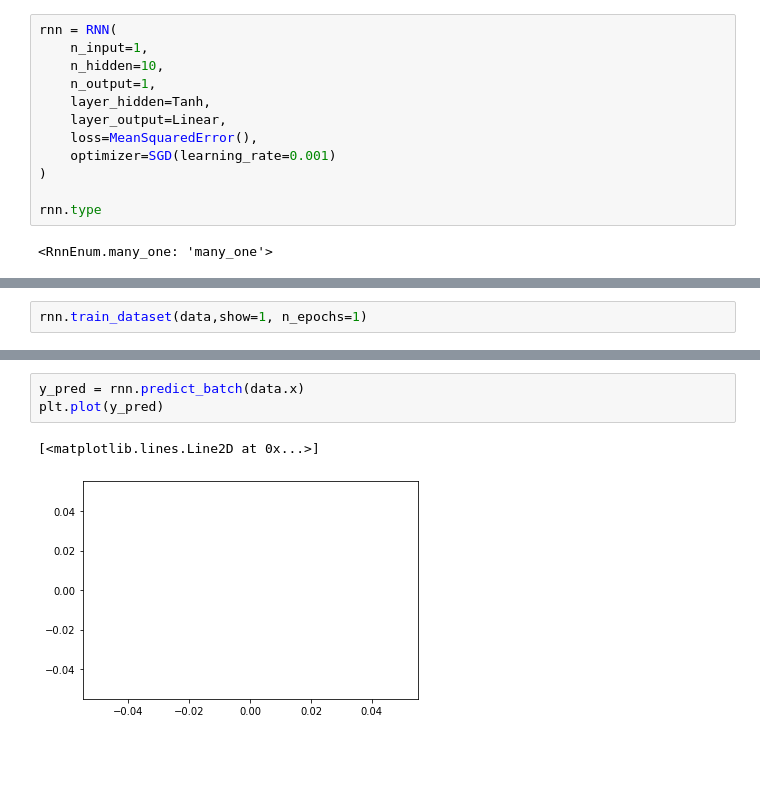
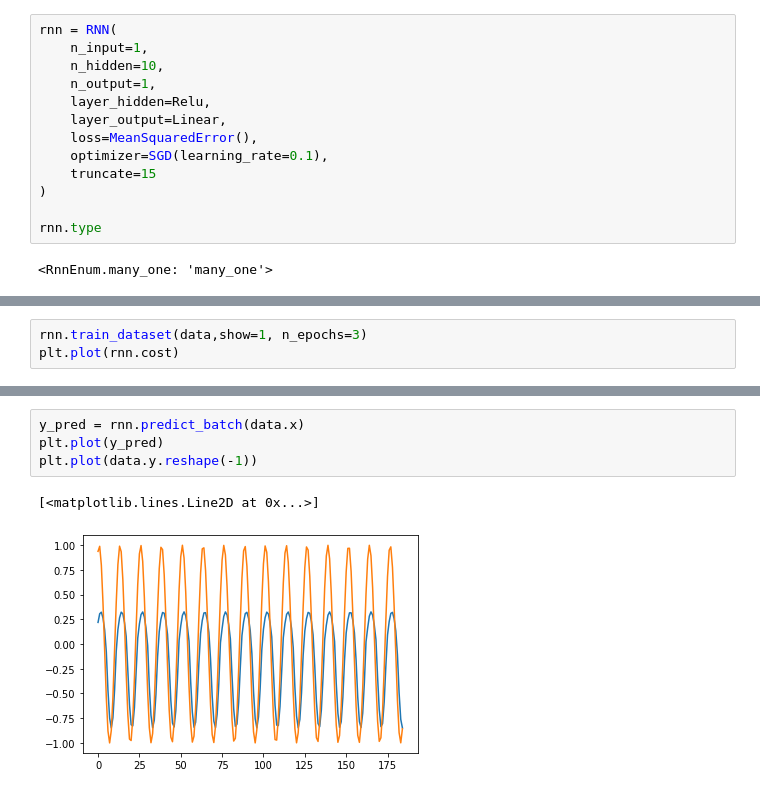
Before and after one commit to scuervo91/gympy, a Jupyter notebook: docs/examples/RNN/1-Rnn_basic.ipynb, the cells around one changed output, grey strips where cells are left out. Saved outputs shown, nothing was run; the diff lists cells and outputs as text; blank space fills up the shorter version.

```diff
--- a/docs/examples/RNN/1-Rnn_basic.ipynb
+++ b/docs/examples/RNN/1-Rnn_basic.ipynb
@@ -30,10 +33,11 @@ rnn = RNN(
     n_input=1,
     n_hidden=10,
     n_output=1,
-    layer_hidden=Tanh,
+    layer_hidden=Relu,
     layer_output=Linear,
     loss=MeanSquaredError(),
-    optimizer=SGD(learning_rate=0.001)
+    optimizer=SGD(learning_rate=0.1),
+    truncate=15
 )
 
 rnn.type
@@ -67,3 +69,4 @@ rnn.get_loss(data.x[0,:,:],data.y[0,:,:])
 # %%
-rnn.train_dataset(data,show=1, n_epochs=1)
+rnn.train_dataset(data,show=1, n_epochs=3)
+plt.plot(rnn.cost)
 # %% [output]
@@ -75,6 +82,7 @@ rnn.train_dataset(data,show=1, n_epochs=1)
 # %%
 y_pred = rnn.predict_batch(data.x)
 plt.plot(y_pred)
+plt.plot(data.y.reshape(-1))
 # %% [output]
 [<matplotlib.lines.Line2D at 0x...>]
-[figure, old version]
+[figure, new version]
```
Also changed, not shown: parts of 9 cells of this notebook, 1 other file.
